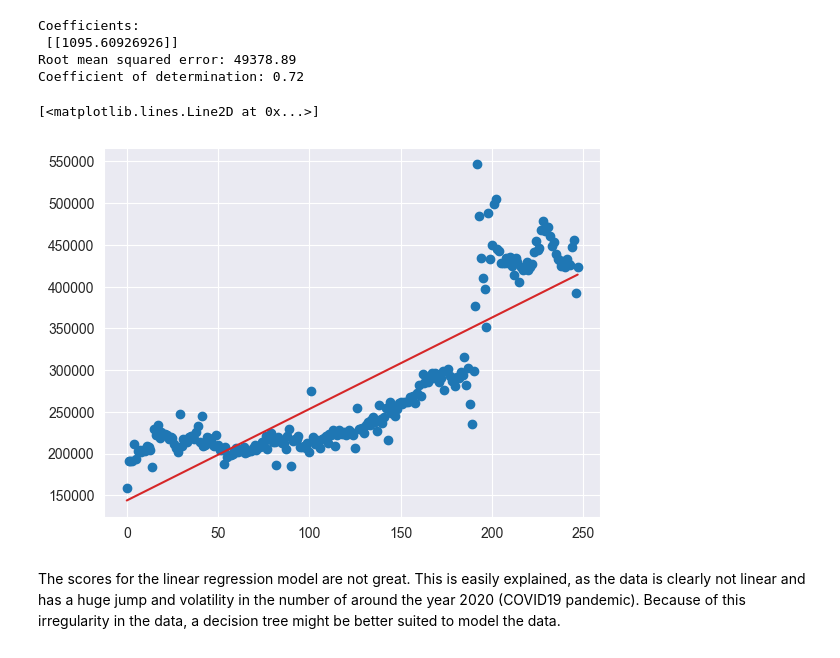
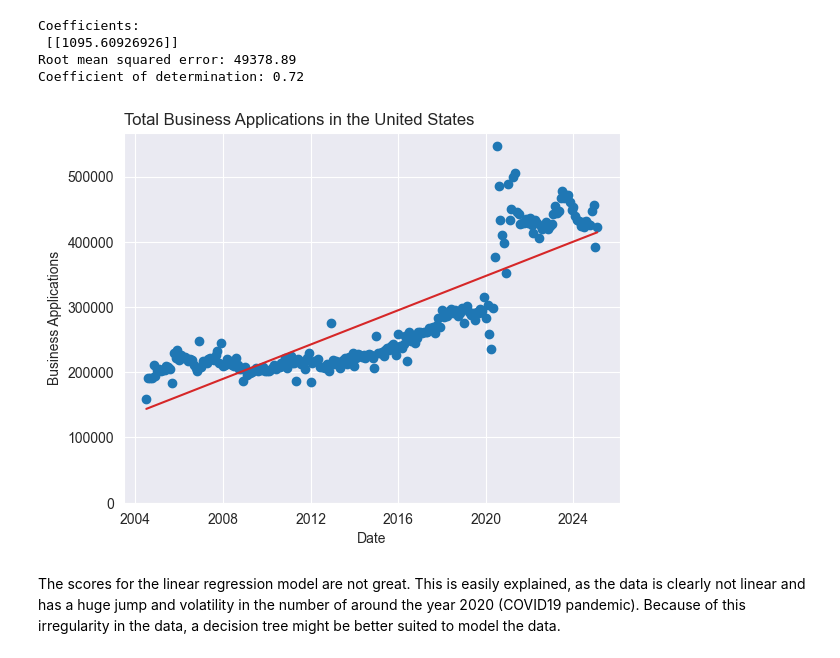
Before and after one commit to felix-r/udacity_intro_data_sci_project, a Jupyter notebook: analysis.ipynb, the cells around one changed output. Saved outputs shown, nothing was run; the diff lists cells and outputs as text; code cells hidden in the pictures.

```diff
--- a/analysis.ipynb
+++ b/analysis.ipynb
@@ -215,11 +268,16 @@ Coefficients:
 Root mean squared error: 49378.89
 Coefficient of determination: 0.72
 # %%
-plt.scatter(X, y)
-plt.plot(X, y_pred, color='tab:red')
+plt.scatter(df_us_total_adj['date'], y)
+plt.plot(df_us_total_adj['date'], y_pred, color='tab:red')
+
+plt.ylim(0)
+plt.xlabel("Date")
+plt.ylabel("Business Applications")
+plt.title("Total Business Applications in the United States", loc='left')
+plt.show()
 # %% [output]
-[<matplotlib.lines.Line2D at 0x...>]
-[figure, old version]
+[figure, new version]
 # %% [markdown]
 The scores for the linear regression model are not great. This is easily explained, as the data is clearly not linear and has a huge jump and volatility in the number of around the year 2020 (COVID19 pandemic). Because of this irregularity in the data, a decision tree might be better suited to model the data.
 # %%
```
Also changed, not shown: parts of 27 cells of this notebook.
